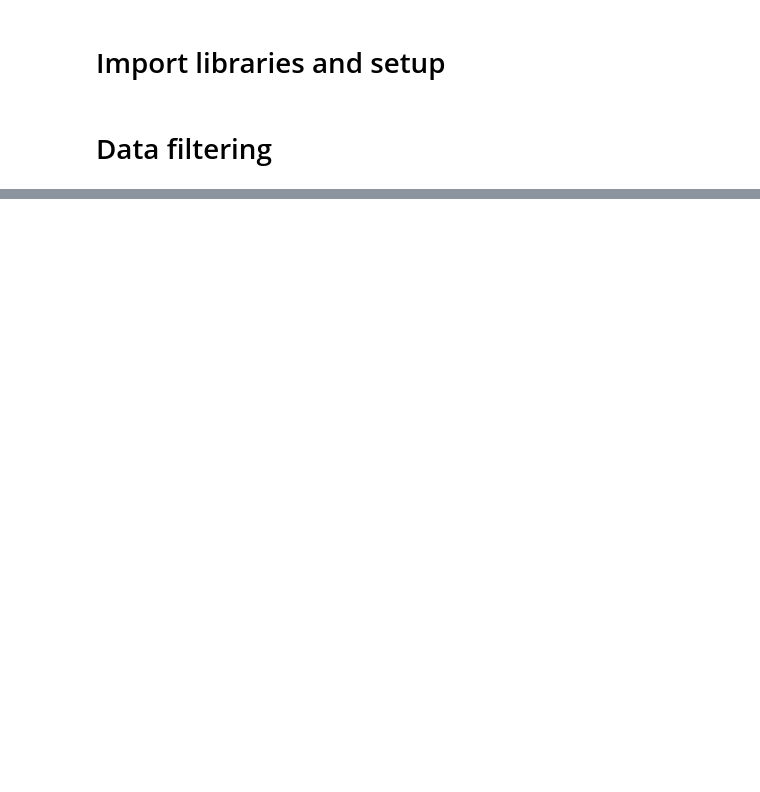
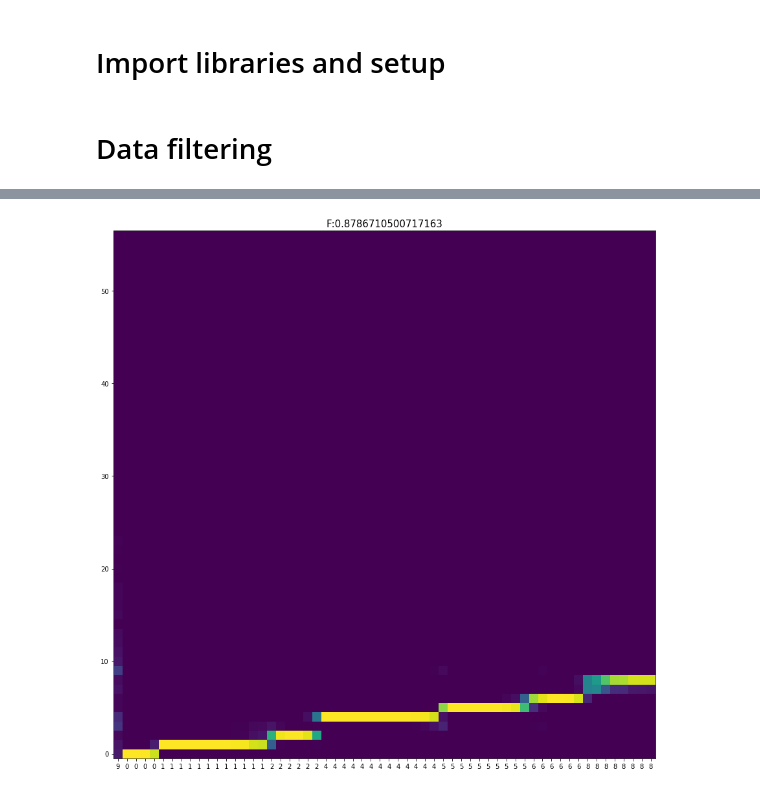
Before and after one commit to Deepest-Project/Transformer-TTS, a Jupyter notebook: prepare_fastspeech.ipynb, the cells around one changed output, grey strips where cells are left out. Drawn from its saved outputs; the diff is of its cells as text; code cells hidden in the pictures; blank space fills up the shorter version.

```diff
--- a/prepare_fastspeech.ipynb
+++ b/prepare_fastspeech.ipynb
@@ -83,0 +99,9 @@ for i in range(6):
+# %%
+to=60
+plt.figure(figsize=(15,15))
+plt.imshow(alignments[r,c].detach().cpu().t()[:to,:to], origin='lower', aspect='auto')
+plt.xticks(range(location.size(0))[:to], location.detach().cpu().tolist()[:to])
+plt.title(f'F:{F[r,c]}', fontsize=15)
+plt.show()
+# %% [output]
+[figure, added]
```
Also changed, not shown: parts of 3 cells of this notebook.
